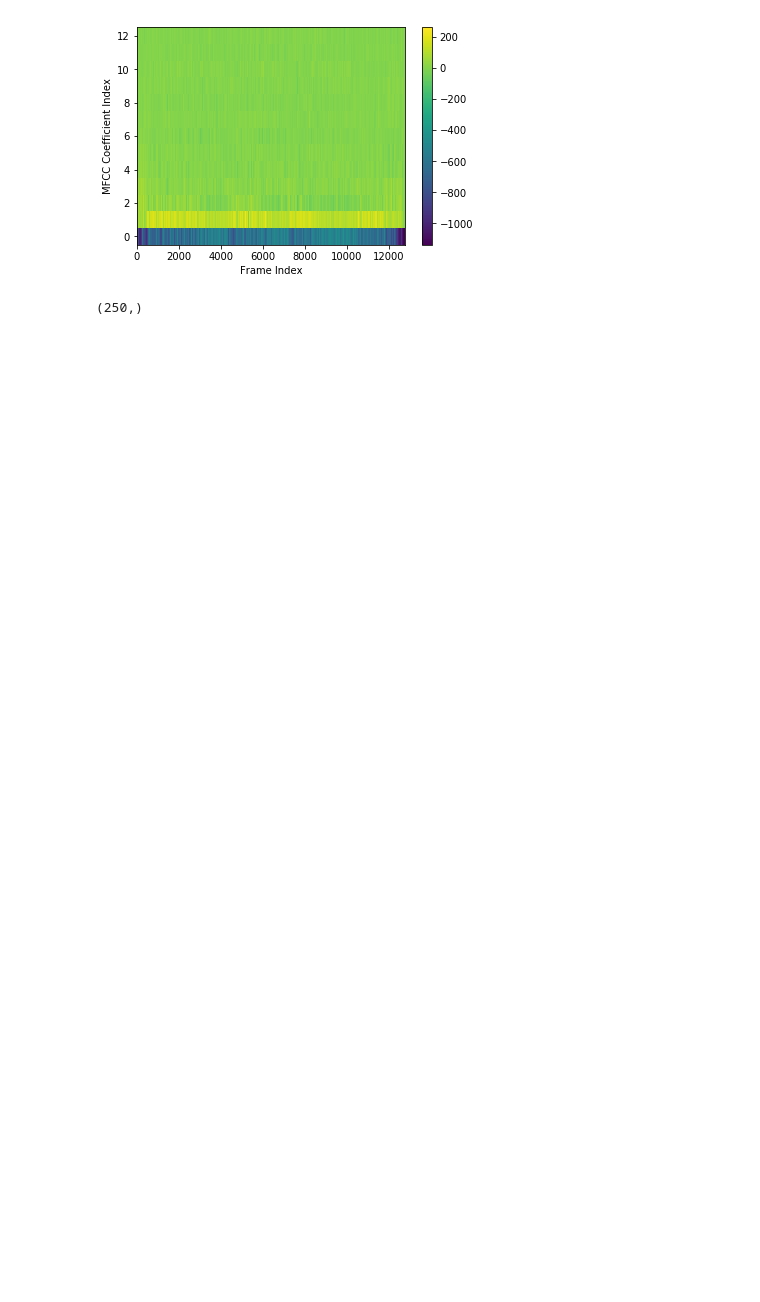
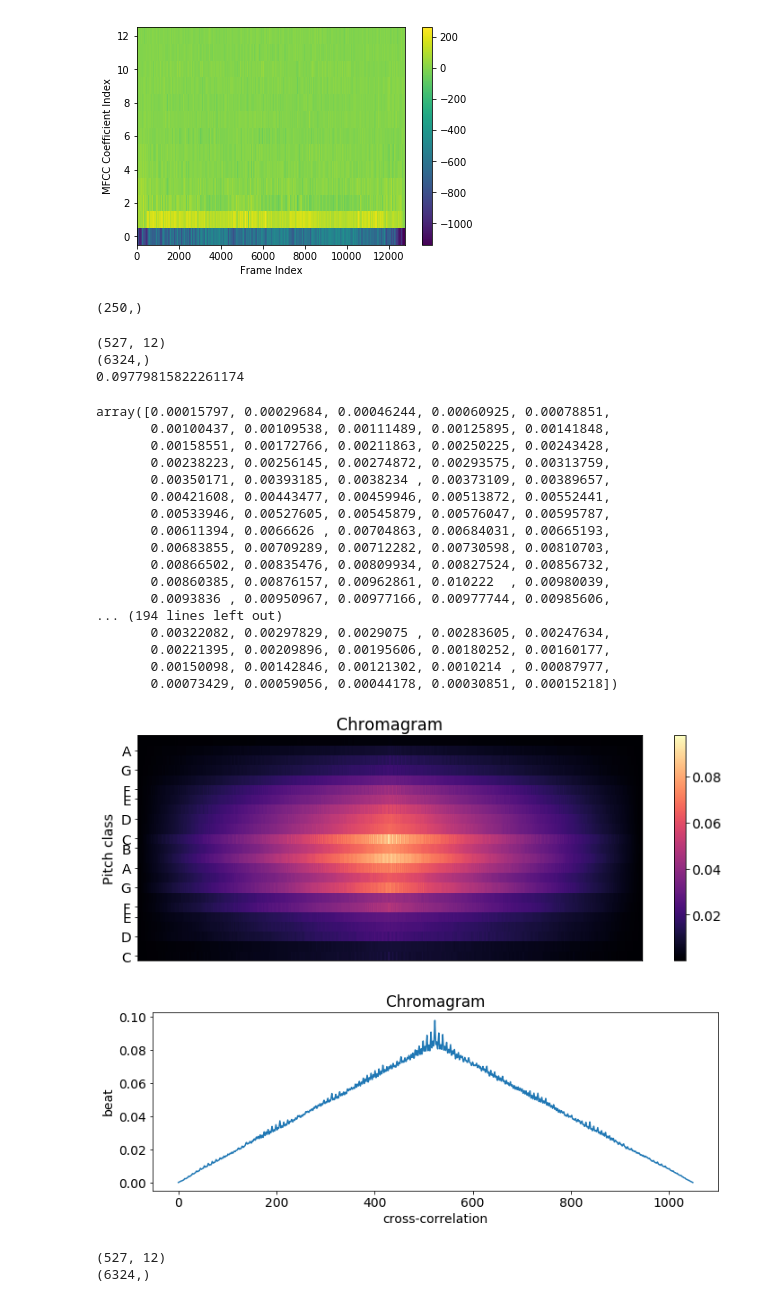
Before and after one commit to oObqpdOo/MusicSimilarity-Spark, a Jupyter notebook: Features Selectable and Similarity.ipynb, the cells around one changed output. Drawn from its saved outputs; the diff is of its cells as text; code cells hidden in the pictures; blank space fills up the shorter version.

```diff
--- a/Features Selectable and Similarity.ipynb
+++ b/Features Selectable and Similarity.ipynb
@@ -883,3 +917,43 @@ bpmret, hist, key, scale, notes, chroma_matrix, mean, cov, var, cov_kl = compute
 print hist.shape
 # %% [output]
 (250,)
+# %%
+print chroma1.shape
+chroma1_flat = np.ndarray.flatten(chroma1)
+print chroma1_flat.shape
+chroma2_flat = np.ndarray.flatten(chroma2)
+
+chroma_cross_correlate(chroma1_flat, chroma2_flat)
+# %% [output]
+(527, 12)
+(6324,)
+0.09779815822261174
+array([0.00015797, 0.00029684, 0.00046244, 0.00060925, 0.00078851,
+       0.00100437, 0.00109538, 0.00111489, 0.00125895, 0.00141848,
+       0.00158551, 0.00172766, 0.00211863, 0.00250225, 0.00243428,
+       0.00238223, 0.00256145, 0.00274872, 0.00293575, 0.00313759,
+       0.00350171, 0.00393185, 0.0038234 , 0.00373109, 0.00389657,
+       0.00421608, 0.00443477, 0.00459946, 0.00513872, 0.00552441,
+       0.00533946, 0.00527605, 0.00545879, 0.00576047, 0.00595787,
+       0.00611394, 0.0066626 , 0.00704863, 0.00684031, 0.00665193,
+       0.00683855, 0.00709289, 0.00712282, 0.00730598, 0.00810703,
+       0.00866502, 0.00835476, 0.00809934, 0.00827524, 0.00856732,
+       0.00860385, 0.00876157, 0.00962861, 0.010222  , 0.00980039,
+       0.0093836 , 0.00950967, 0.00977166, 0.00977744, 0.00985606,
+... (194 lines left out)
+       0.00322082, 0.00297829, 0.0029075 , 0.00283605, 0.00247634,
+       0.00221395, 0.00209896, 0.00195606, 0.00180252, 0.00160177,
+       0.00150098, 0.00142846, 0.00121302, 0.0010214 , 0.00087977,
+       0.00073429, 0.00059056, 0.00044178, 0.00030851, 0.00015218])
+[figure, added]
+[figure, added]
+# %%
+print chroma1.shape
+chroma1_flat = np.ndarray.flatten(chroma1)
+print chroma1_flat.shape
+chroma2_flat = np.ndarray.flatten(chroma5)
+
+chroma_cross_correlate(chroma1_flat, chroma2_flat)
+# %% [output]
+(527, 12)
+(6324,)
```
Also changed, not shown: parts of 7 cells of this notebook, 1 other file.
